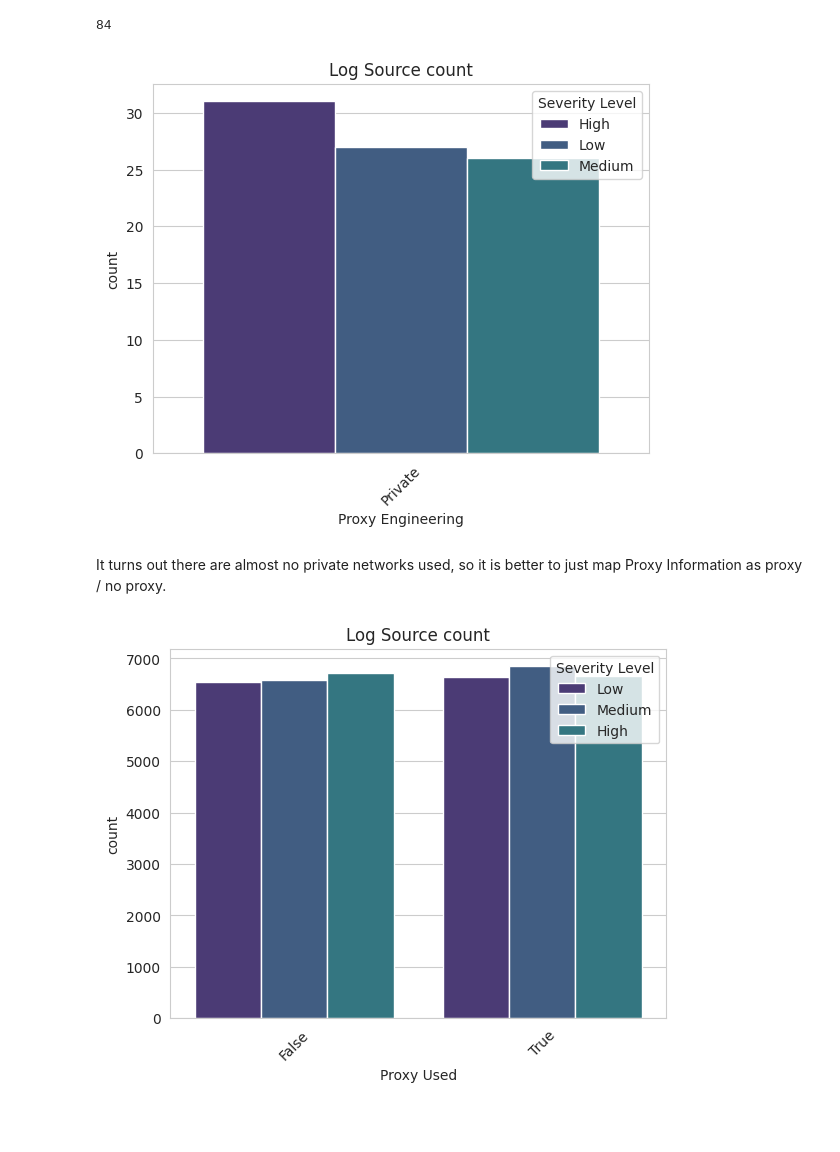
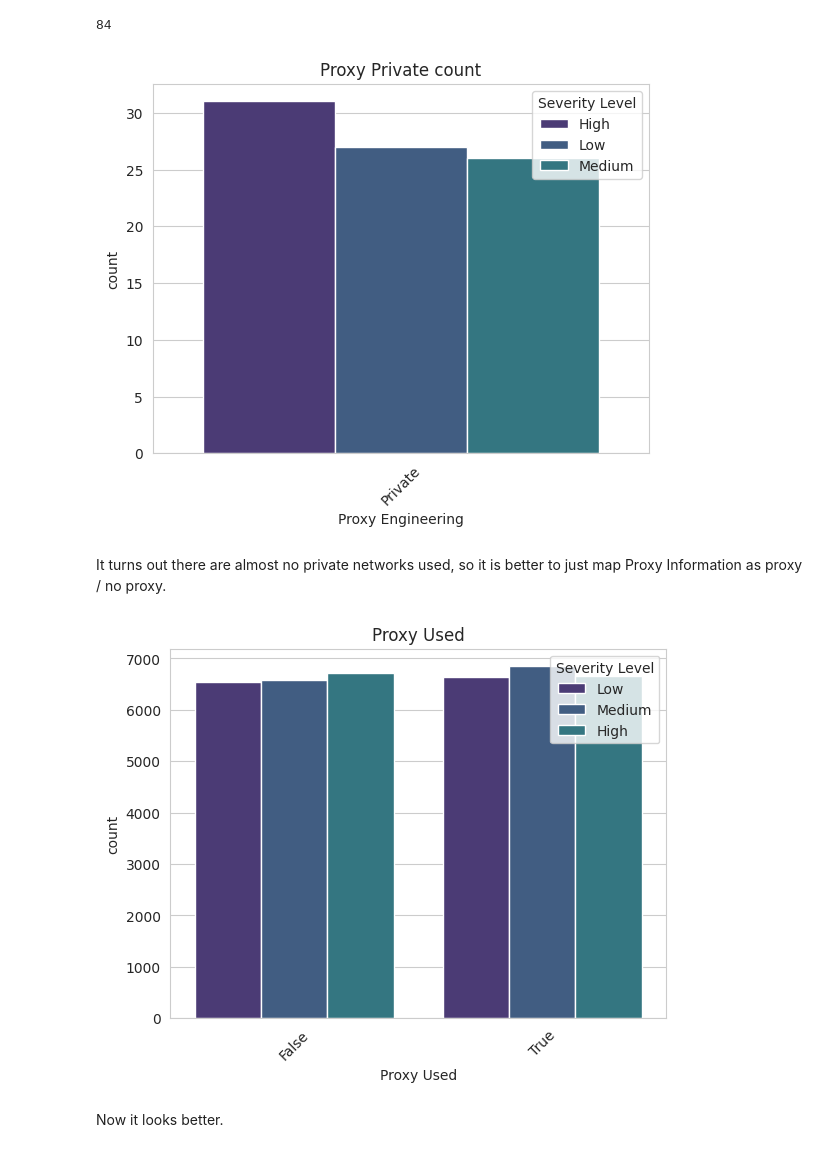
Before and after one commit to Alisizationed/sigmoid-exam, a Jupyter notebook: part_1_eda.ipynb, the cells around one changed output. Cells and saved outputs as stored; diff of their text form; code cells hidden in the pictures; blank space fills up the shorter version.

```diff
--- a/part_1_eda.ipynb
+++ b/part_1_eda.ipynb
@@ -107,4 +107,4 @@ Data columns (total 25 columns):
 dtypes: float64(1), int64(3), object(21)
 memory usage: 7.6+ MB
 # %%
-df['Timestamp'] = df['Timestamp'].astype('datetime64[ns]')
+df['Timestamp'] = pd.to_datetime(df['Timestamp'])
@@ -332,19 +334,21 @@ len(df[df['Proxy Engineering'] == 'Private'])
 84
 # %%
 sns.countplot(data=df[df['Proxy Engineering'] == 'Private'], x='Proxy Engineering', hue='Severity Level')
-plt.title(f'{feature} count')
+plt.title('Proxy Private count')
 plt.tick_params(axis='x', rotation=45)
 # %% [output]
-[figure, old version]
+[figure, new version]
 # %% [markdown]
 It turns out there are almost no private networks used, so it is better to just map Proxy Information as proxy / no proxy.
 # %%
 df['Proxy Used'] = df['Proxy Information'].notna()
 # %%
 sns.countplot(data=df, x='Proxy Used', hue='Severity Level')
-plt.title(f'{feature} count')
+plt.title('Proxy Used')
 plt.tick_params(axis='x', rotation=45)
 # %% [output]
-[figure, old version]
+[figure, new version]
 # %%
 df.drop(['Proxy Information', 'Proxy Engineering'], axis=1, inplace=True)
+# %% [markdown]
+Now it looks better.
```
Also changed, not shown: parts of 43 cells of this notebook.
